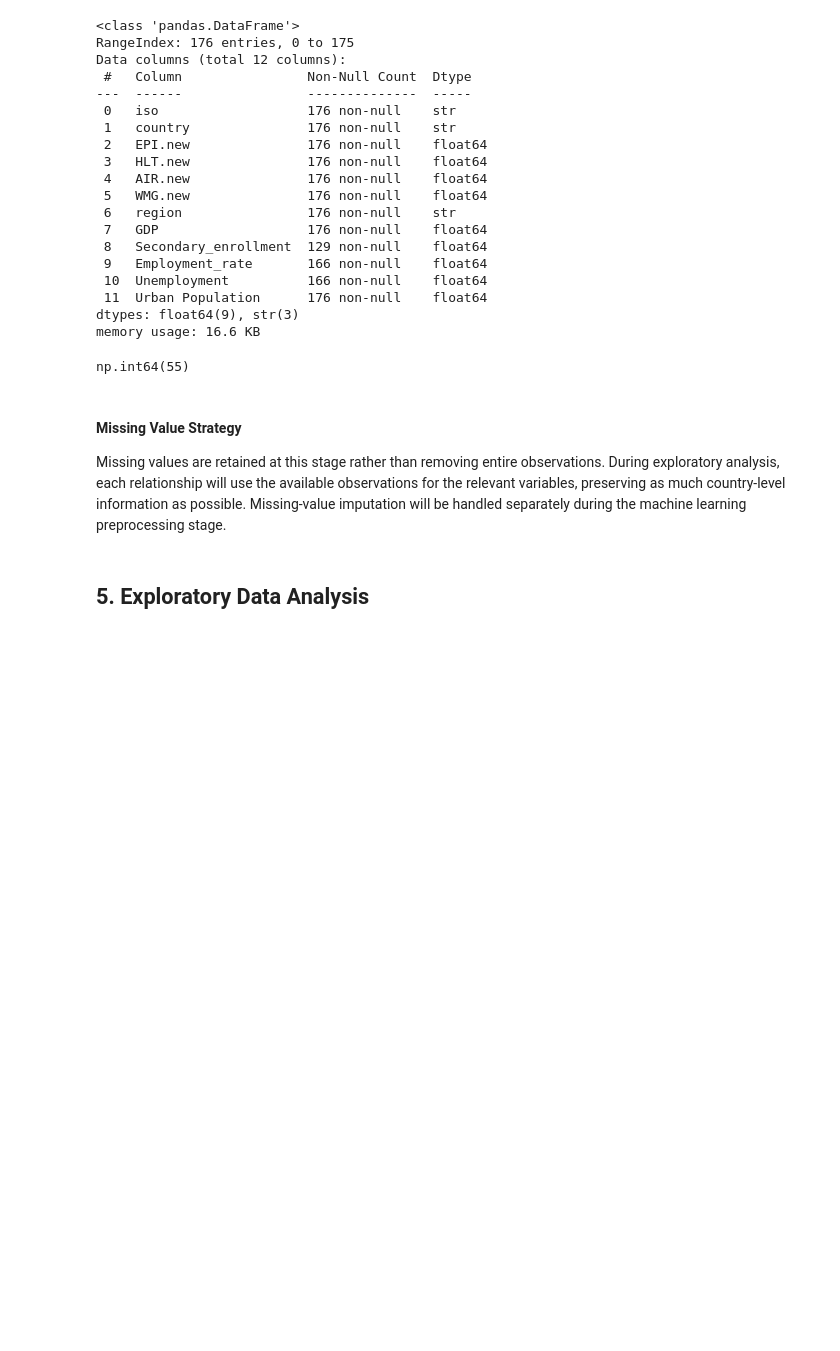
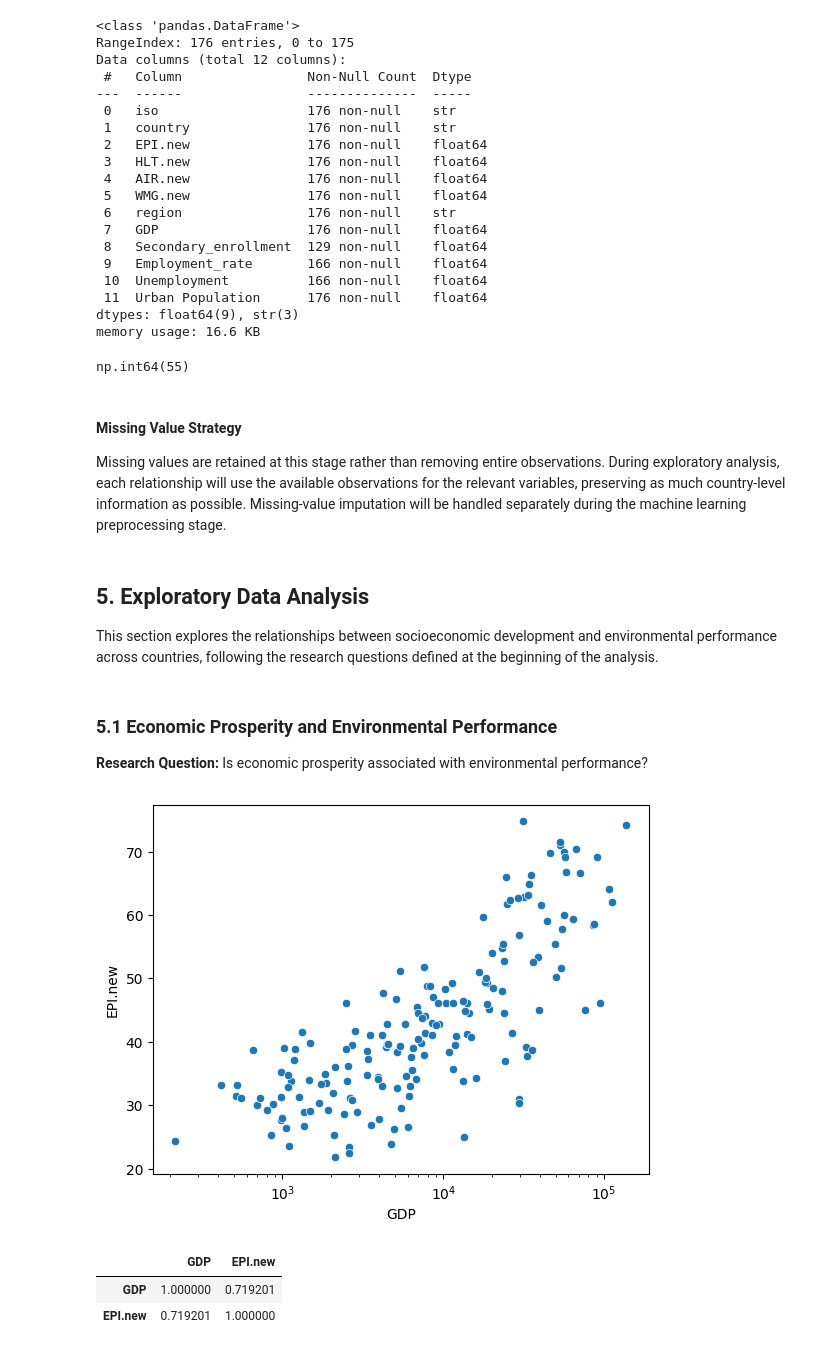
Before and after one commit to Adapala4/environmental-performance-analysis, a Jupyter notebook: environmental_analysis.ipynb, the cells around one changed output. Saved outputs shown, nothing was run; the diff lists cells and outputs as text; code cells hidden in the pictures; blank space fills up the shorter version.

Commit message:
Complete exploratory data analysis and residual analysis

```diff
--- a/environmental_analysis.ipynb
+++ b/environmental_analysis.ipynb
@@ -656,3 +663,20 @@ np.int64(55)
 Missing values are retained at this stage rather than removing entire observations. During exploratory analysis, each relationship will use the available observations for the relevant variables, preserving as much country-level information as possible. Missing-value imputation will be handled separately during the machine learning preprocessing stage.
 # %% [markdown]
 ## 5. Exploratory Data Analysis
+
+This section explores the relationships between socioeconomic development and environmental performance across countries, following the research questions defined at the beginning of the analysis.
+# %% [markdown]
+### 5.1 Economic Prosperity and Environmental Performance
+
+**Research Question:** Is economic prosperity associated with environmental performance?
+# %%
+sns.scatterplot(x = 'GDP', y = 'EPI.new', data = merged_data)
+plt.xscale('log')
+# %% [output]
+[figure, added]
+# %%
+merged_data[['GDP', 'EPI.new']].corr()
+# %% [output]
+|  | GDP | EPI.new |
+| GDP | 1.000000 | 0.719201 |
+| EPI.new | 0.719201 | 1.000000 |
```
Also changed, not shown: parts of 34 cells of this notebook.
